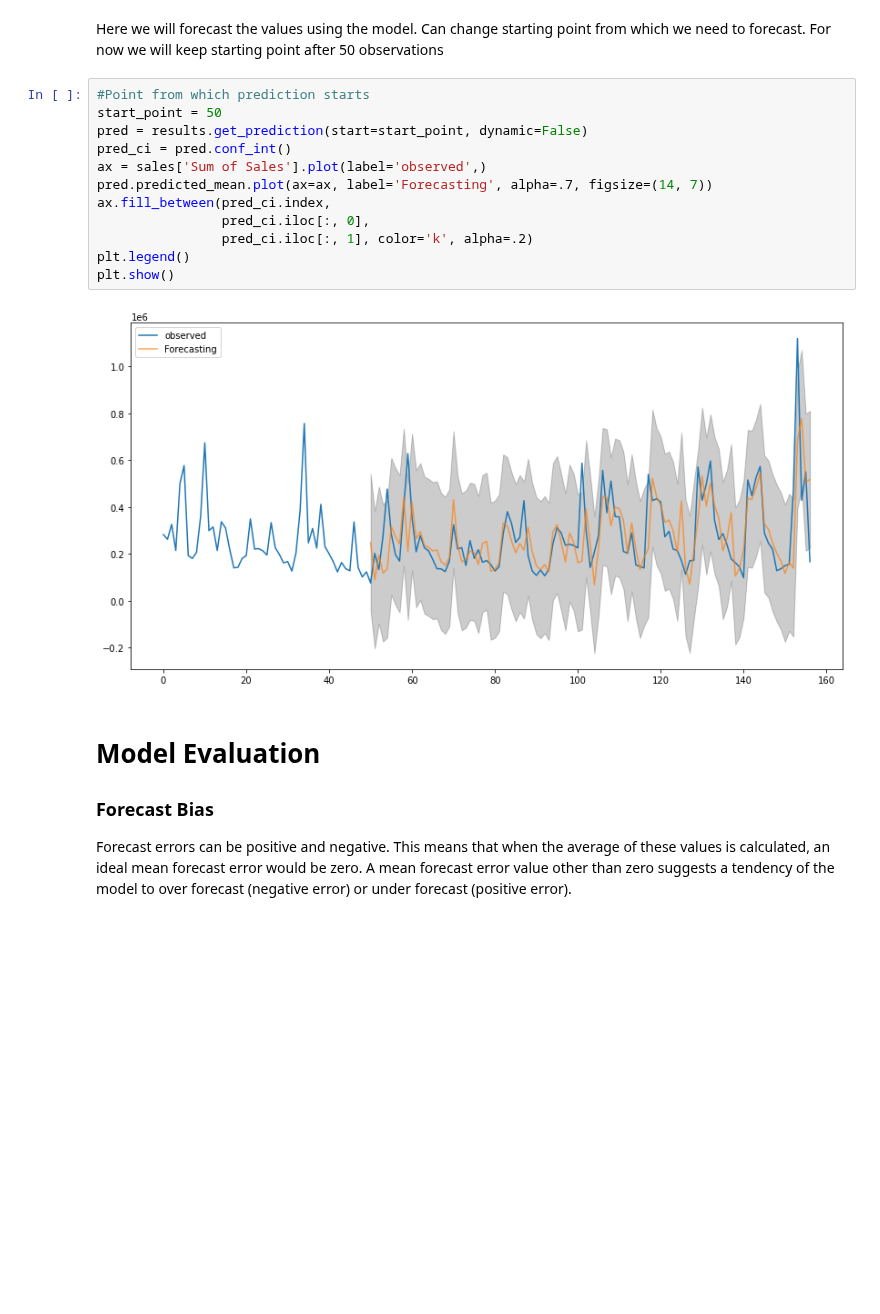
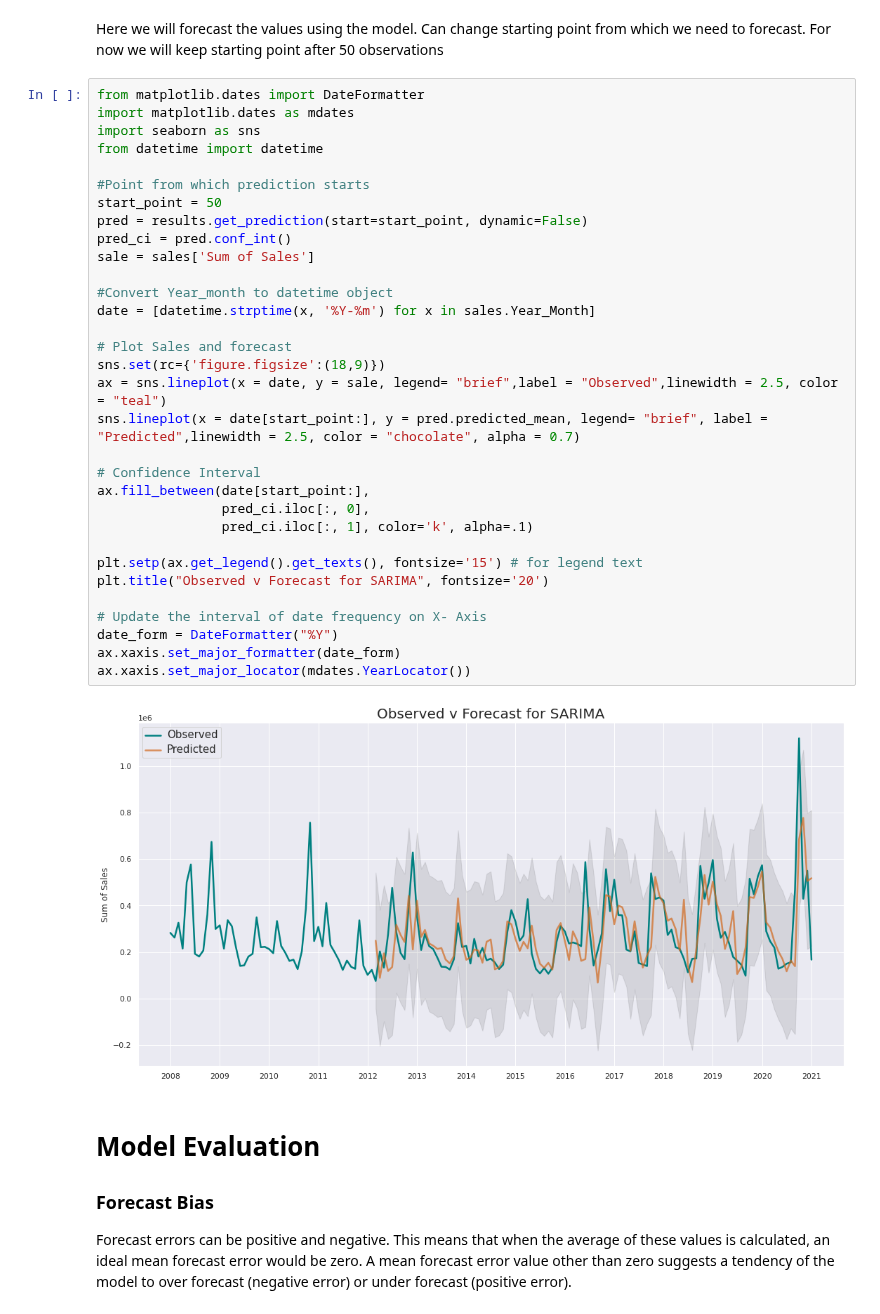
Before and after one commit to rnair7163/LabelMaster_Sales_Forecasting, a Jupyter notebook: books_sarima.ipynb, the cells around one changed output. Cells and saved outputs as stored; diff of their text form; blank space fills up the shorter version.

Commit message:
Converted date from object to datetime. Updates on the forecast plot.

```diff
--- a/books_sarima.ipynb
+++ b/books_sarima.ipynb
@@ -294,20 +294,40 @@ plt.show()
 [figure]
 # %% [markdown]
 Here we will forecast the values using the model. Can change starting point from which we need to forecast. For now we will keep starting point after 50 observations
-# %%
-#Point from which prediction starts
-start_point = 50
-pred = results.get_prediction(start=start_point, dynamic=False)
-pred_ci = pred.conf_int()
-ax = sales['Sum of Sales'].plot(label='observed',)
-pred.predicted_mean.plot(ax=ax, label='Forecasting', alpha=.7, figsize=(14, 7))
-ax.fill_between(pred_ci.index,
-                pred_ci.iloc[:, 0],
-                pred_ci.iloc[:, 1], color='k', alpha=.2)
-plt.legend()
-plt.show()
-# %% [output]
-[figure, removed]
+# %%
+from matplotlib.dates import DateFormatter
+import matplotlib.dates as mdates
+import seaborn as sns
+from datetime import datetime
+
+#Point from which prediction starts
+start_point = 50
+pred = results.get_prediction(start=start_point, dynamic=False)
+pred_ci = pred.conf_int()
+sale = sales['Sum of Sales']
+
+#Convert Year_month to datetime object
+date = [datetime.strptime(x, '%Y-%m') for x in sales.Year_Month]
+
+# Plot Sales and forecast
+sns.set(rc={'figure.figsize':(18,9)})
+ax = sns.lineplot(x = date, y = sale, legend= "brief",label = "Observed",linewidth = 2.5, color = "teal")
+sns.lineplot(x = date[start_point:], y = pred.predicted_mean, legend= "brief", label = "Predicted",linewidth = 2.5, color = "chocolate", alpha = 0.7)
+
+# Confidence Interval
+ax.fill_between(date[start_point:],
+                pred_ci.iloc[:, 0],
+                pred_ci.iloc[:, 1], color='k', alpha=.1)
+
+plt.setp(ax.get_legend().get_texts(), fontsize='15') # for legend text
+plt.title("Observed v Forecast for SARIMA", fontsize='20')
+
+# Update the interval of date frequency on X- Axis
+date_form = DateFormatter("%Y")
+ax.xaxis.set_major_formatter(date_form)
+ax.xaxis.set_major_locator(mdates.YearLocator())
+# %% [output]
+[figure, added]
 # %% [markdown]
 # Model Evaluation
 ### Forecast Bias
```
Also changed, not shown: parts of 4 cells of this notebook.
